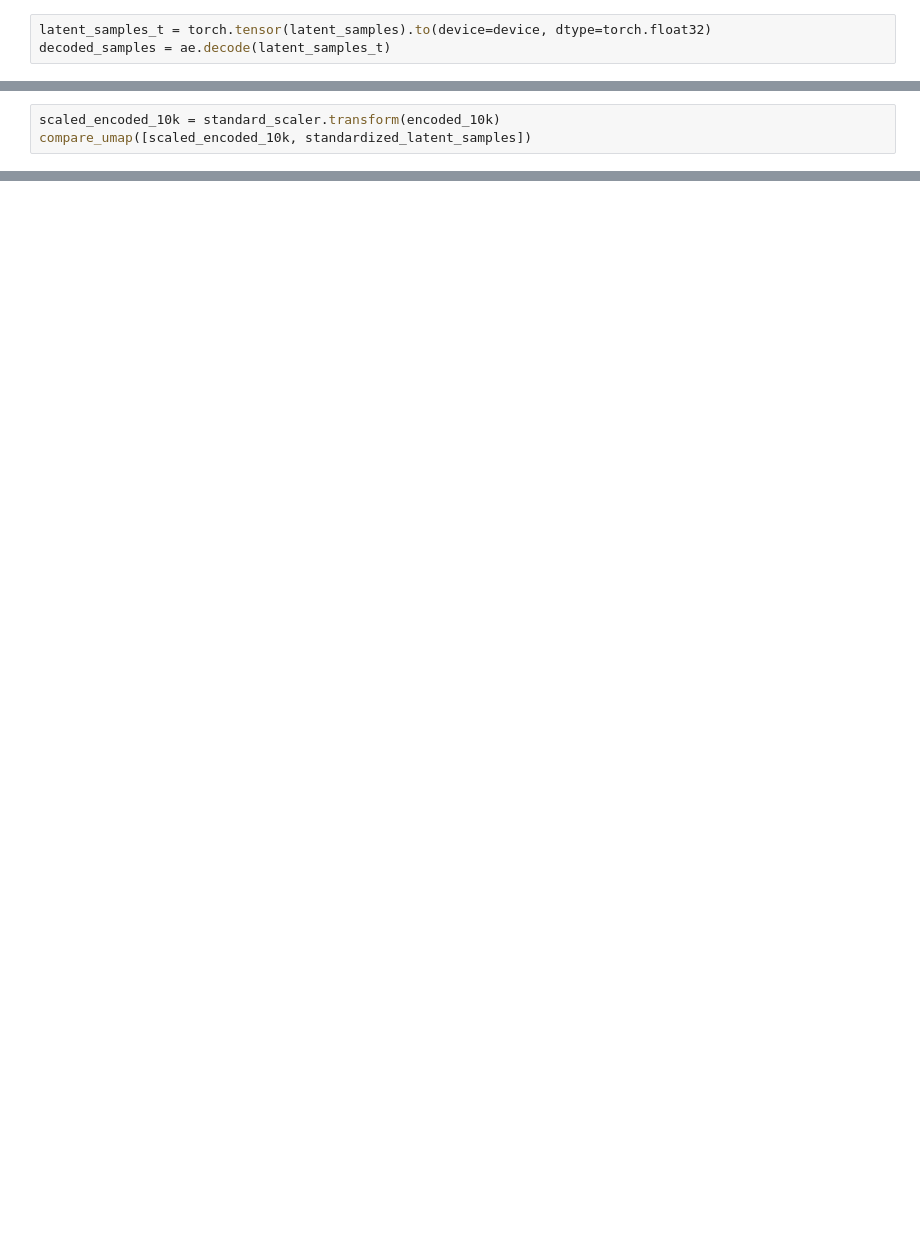
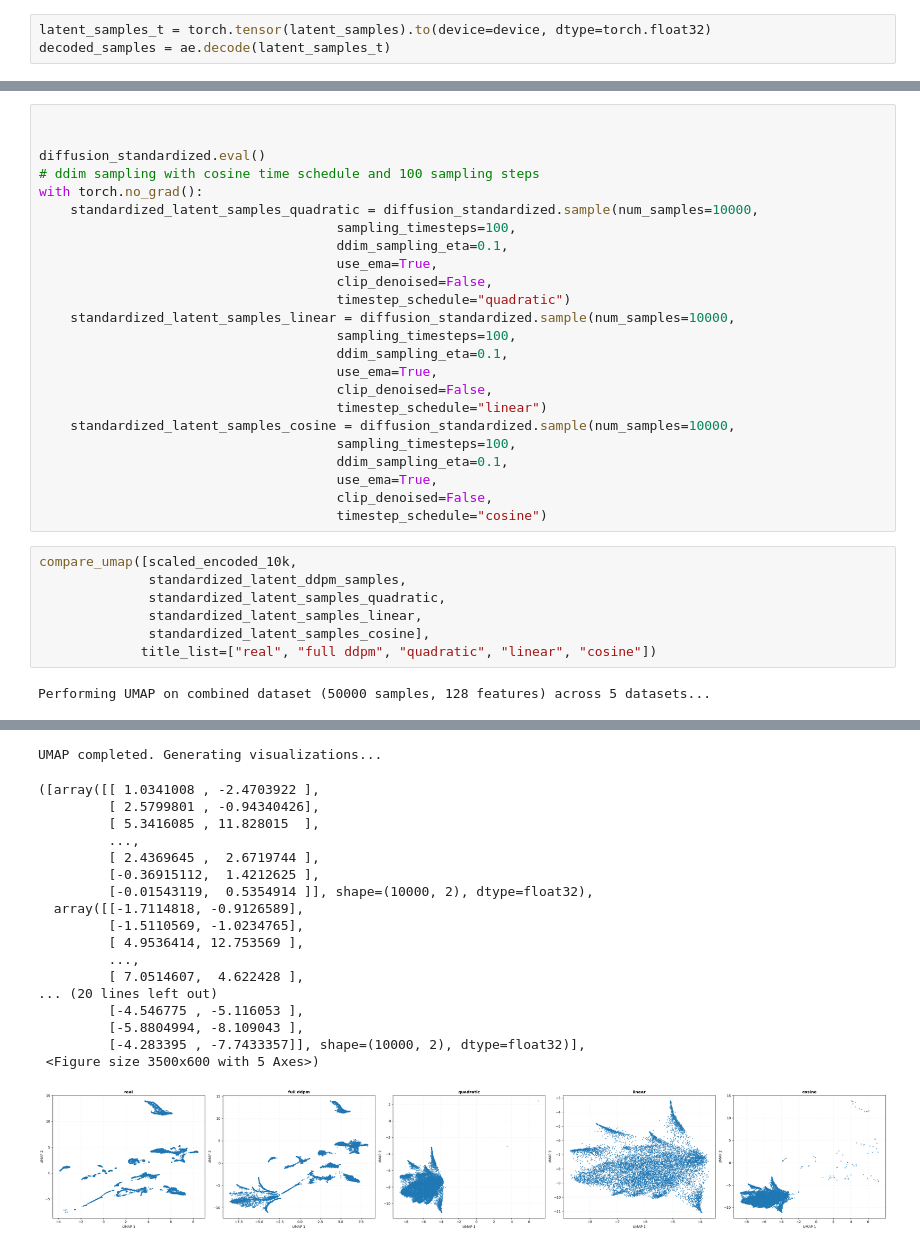
Before and after one commit to LangtianM/scDeepSim, a Jupyter notebook: experiments/muris.ipynb, the cells around one changed output, grey strips where cells are left out. Saved outputs shown, nothing was run; the diff lists cells and outputs as text; blank space fills up the shorter version.

```diff
--- a/experiments/muris.ipynb
+++ b/experiments/muris.ipynb
@@ -335,3 +188,0 @@ ValueError: Feature dimensions must match across datasets: dataset 0 has 18996 f
-# %%
-scaled_encoded_10k = standard_scaler.transform(encoded_10k)
-compare_umap([scaled_encoded_10k, standardized_latent_samples])
@@ -408,0 +198,33 @@ UMAP completed. Generating visualizations...
+# %%
+
+
+diffusion_standardized.eval()
+# ddim sampling with cosine time schedule and 100 sampling steps
+with torch.no_grad():
+    standardized_latent_samples_quadratic = diffusion_standardized.sample(num_samples=10000,
+                                      sampling_timesteps=100,
+                                      ddim_sampling_eta=0.1,
+                                      use_ema=True,
+                                      clip_denoised=False,
+                                      timestep_schedule="quadratic")
+    standardized_latent_samples_linear = diffusion_standardized.sample(num_samples=10000,
+                                      sampling_timesteps=100,
+                                      ddim_sampling_eta=0.1,
+                                      use_ema=True,
+                                      clip_denoised=False,
+                                      timestep_schedule="linear")
+    standardized_latent_samples_cosine = diffusion_standardized.sample(num_samples=10000,
+                                      sampling_timesteps=100,
+                                      ddim_sampling_eta=0.1,
+                                      use_ema=True,
+                                      clip_denoised=False,
+                                      timestep_schedule="cosine")
+# %%
+compare_umap([scaled_encoded_10k,
+              standardized_latent_ddpm_samples,
+              standardized_latent_samples_quadratic,
+              standardized_latent_samples_linear,
+              standardized_latent_samples_cosine],
+             title_list=["real", "full ddpm", "quadratic", "linear", "cosine"])
+# %% [output]
+Performing UMAP on combined dataset (50000 samples, 128 features) across 5 datasets...
@@ -408,0 +232,19 @@ UMAP completed. Generating visualizations...
+UMAP completed. Generating visualizations...
+([array([[ 1.0341008 , -2.4703922 ],
+         [ 2.5799801 , -0.94340426],
+         [ 5.3416085 , 11.828015  ],
+         ...,
+         [ 2.4369645 ,  2.6719744 ],
+         [-0.36915112,  1.4212625 ],
+         [-0.01543119,  0.5354914 ]], shape=(10000, 2), dtype=float32),
+  array([[-1.7114818, -0.9126589],
+         [-1.5110569, -1.0234765],
+         [ 4.9536414, 12.753569 ],
+         ...,
+         [ 7.0514607,  4.622428 ],
+... (20 lines left out)
+         [-4.546775 , -5.116053 ],
+         [-5.8804994, -8.109043 ],
+         [-4.283395 , -7.7433357]], shape=(10000, 2), dtype=float32)],
+ <Figure size 3500x600 with 5 Axes>)
+[figure, added]
```
Also changed, not shown: parts of 22 cells of this notebook, 4 other files.
